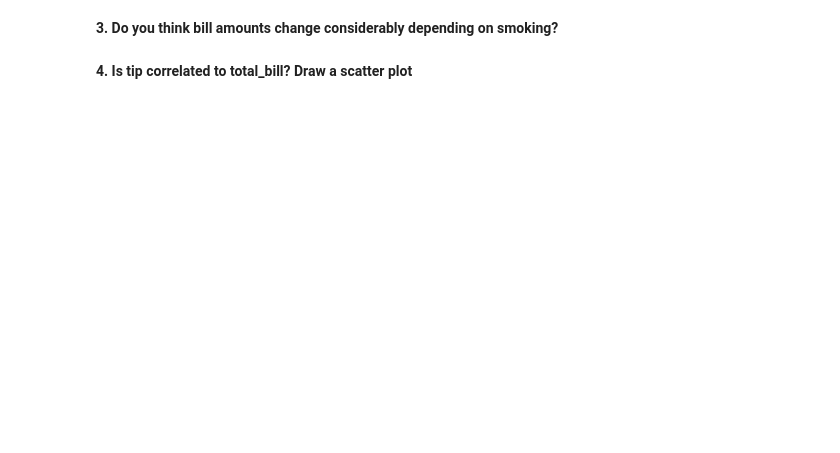
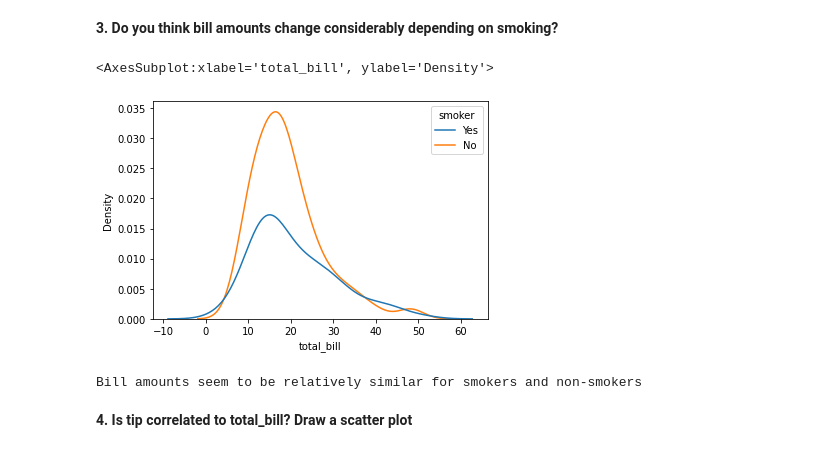
Before and after one commit to Ironhack-Data-Madrid-Enero-2021/lab-visualization-intro, a Jupyter notebook: your-code/challenge-1.ipynb, the cells around one changed output. Cells and saved outputs as stored; diff of their text form; code cells hidden in the pictures; blank space fills up the shorter version.

```diff
--- a/your-code/challenge-1.ipynb
+++ b/your-code/challenge-1.ipynb
@@ -38,4 +51,13 @@ sns.load_dataset("tips")
 # %% [markdown]
 **3. Do you think bill amounts change considerably depending on smoking?**
+# %%
+sns.kdeplot(x=tips.total_bill, hue=tips.smoker)
+# %% [output]
+<AxesSubplot:xlabel='total_bill', ylabel='Density'>
+[figure, added]
+# %%
+print("Bill amounts seem to be relatively similar for smokers and non-smokers")
+# %% [output]
+Bill amounts seem to be relatively similar for smokers and non-smokers
 # %% [markdown]
 **4. Is tip correlated to total_bill? Draw a scatter plot**
```
Also changed, not shown: parts of 10 cells of this notebook.
